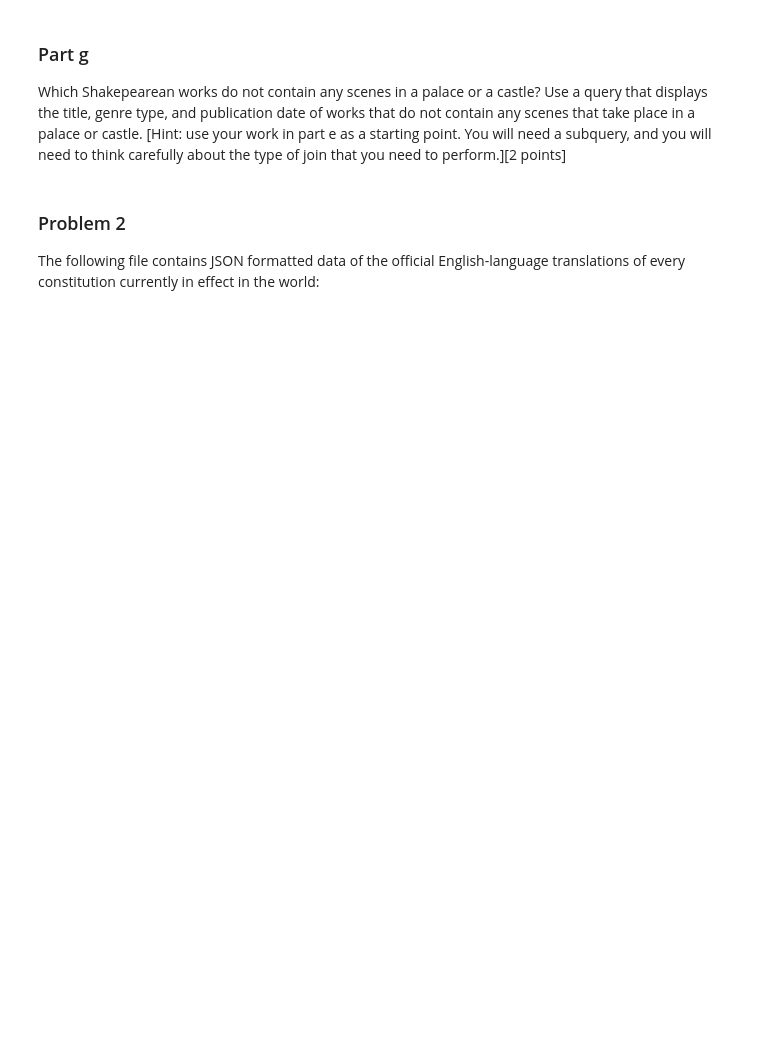
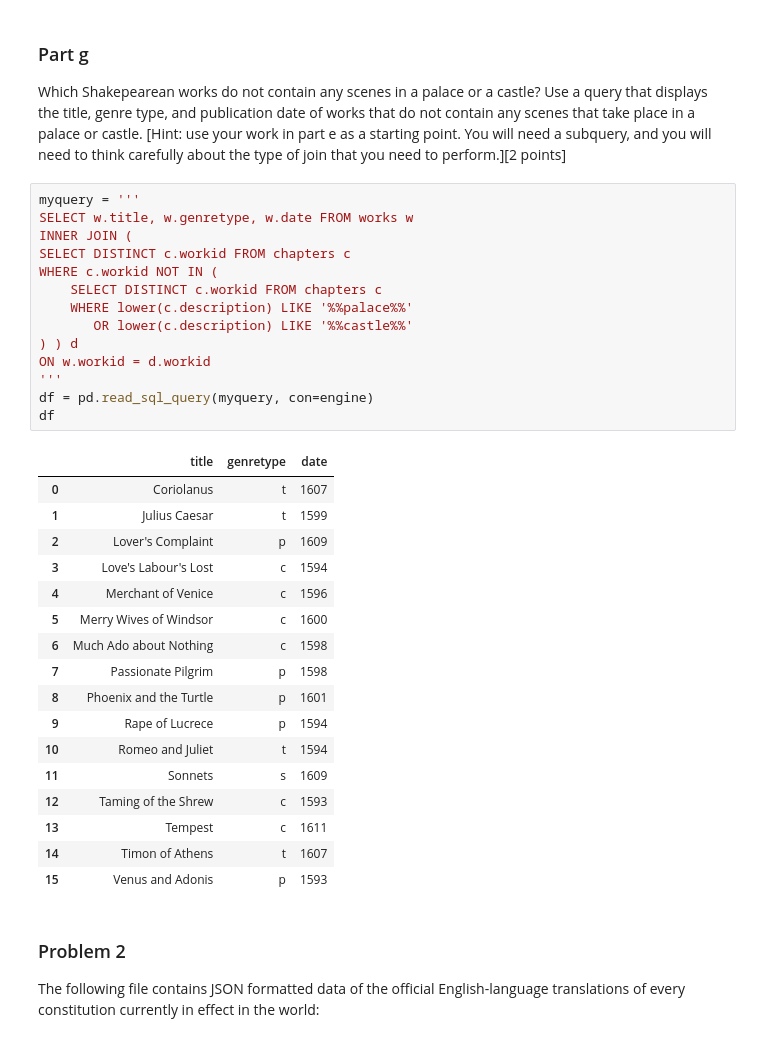
Before and after one commit to shroffr01/ds6001databases, a Jupyter notebook: labassignment7.ipynb, the cells around one changed output. Saved outputs shown, nothing was run; the diff lists cells and outputs as text; blank space fills up the shorter version.

```diff
--- a/labassignment7.ipynb
+++ b/labassignment7.ipynb
@@ -166,6 +282,38 @@ Create a table that lists characters, the plays that the characters appear in, t
 # %% [markdown]
 ### Part g
 Which Shakepearean works do not contain any scenes in a palace or a castle? Use a query that displays the title, genre type, and publication date of works that do not contain any scenes that take place in a palace or castle. [Hint: use your work in part e as a starting point. You will need a subquery, and you will need to think carefully about the type of join that you need to perform.][2 points]
+# %%
+myquery = '''
+SELECT w.title, w.genretype, w.date FROM works w
+INNER JOIN (
+SELECT DISTINCT c.workid FROM chapters c
+WHERE c.workid NOT IN (
+    SELECT DISTINCT c.workid FROM chapters c
+    WHERE lower(c.description) LIKE '%%palace%%'
+       OR lower(c.description) LIKE '%%castle%%'
+) ) d
+ON w.workid = d.workid
+'''
+df = pd.read_sql_query(myquery, con=engine)
+df
+# %% [output]
+|  | title | genretype | date |
+| 0 | Coriolanus | t | 1607 |
+| 1 | Julius Caesar | t | 1599 |
+| 2 | Lover's Complaint | p | 1609 |
+| 3 | Love's Labour's Lost | c | 1594 |
+| 4 | Merchant of Venice | c | 1596 |
+| 5 | Merry Wives of Windsor | c | 1600 |
+| 6 | Much Ado about Nothing | c | 1598 |
+| 7 | Passionate Pilgrim | p | 1598 |
+| 8 | Phoenix and the Turtle | p | 1601 |
+| 9 | Rape of Lucrece | p | 1594 |
+| 10 | Romeo and Juliet | t | 1594 |
+| 11 | Sonnets | s | 1609 |
+| 12 | Taming of the Shrew | c | 1593 |
+| 13 | Tempest | c | 1611 |
+| 14 | Timon of Athens | t | 1607 |
+| 15 | Venus and Adonis | p | 1593 |
 # %% [markdown]
 ### Problem 2
 The following file contains JSON formatted data of the official English-language translations of every constitution currently in effect in the world:
```
Also changed, not shown: parts of 29 cells of this notebook, 2 other files.
